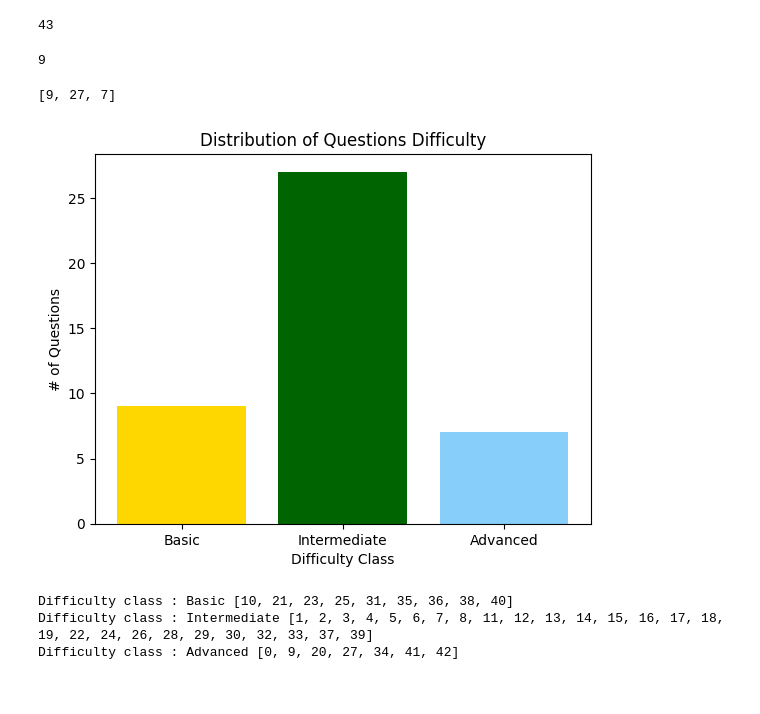
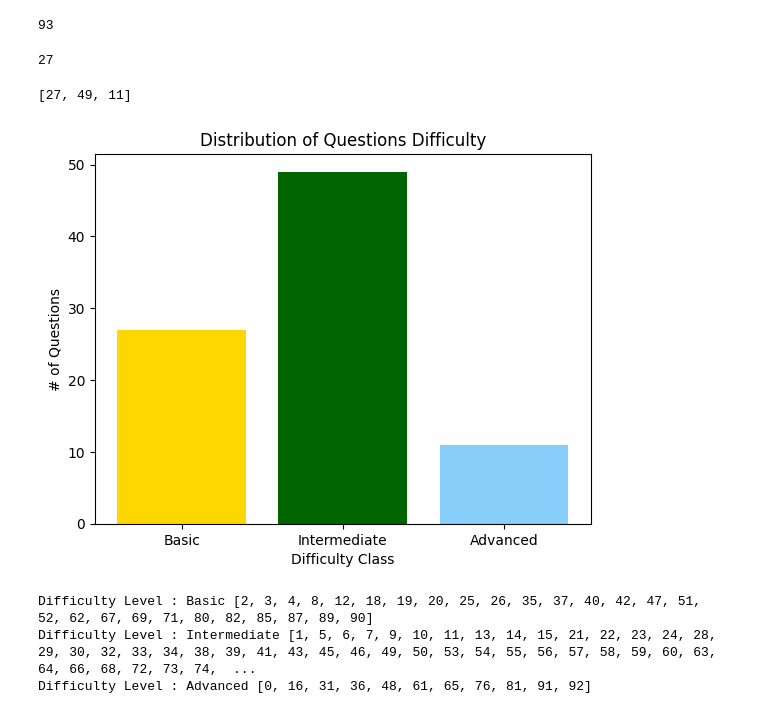
Before and after one commit to boysbeanxious/stackoverflow_src, a Jupyter notebook: LLM/llama/ollama_langchain_change_n.ipynb, the cells around one changed output. Saved outputs shown, nothing was run; the diff lists cells and outputs as text; code cells hidden in the pictures.

```diff
--- a/LLM/llama/ollama_langchain_change_n.ipynb
+++ b/LLM/llama/ollama_langchain_change_n.ipynb
@@ -28,7 +28,8 @@ warnings.filterwarnings("ignore", category=DeprecationWarning)
 # https://rfriend.tistory.com/839
 # %%
 # df = pd.read_csv('../../data/part_one_q_output.csv', index_col = 0)
-df = pd.read_csv('../../data/part_one_q_output_code_y.csv', index_col = 0)
+# df = pd.read_csv('../../data/part_one_q_output_code_y.csv', index_col = 0)
+df = pd.read_csv('../../../data/q_output_241201.csv', index_col = 0)
 # %%
 df['question'][0]
 # %% [output]
@@ -40,41 +41,41 @@ parser = StrOutputParser()
 # %%
 df.shape[0]
 # %% [output]
-43
+93
 # %%
 df_plot = df['answer'].value_counts().to_frame().reset_index()
 # %%
-df_plot.loc[df_plot['answer']=='Difficulty class : Basic', 'count'].values[0]
+df_plot.loc[df_plot['answer']=='Difficulty Level : Basic', 'count'].values[0]
 # %% [output]
-9
+27
 # %%
 import matplotlib.pyplot as plt
 import numpy as np
 
 x = np.arange(3)
 di_dict = {}
-for di in ['Difficulty class : Basic', 'Difficulty class : Intermediate', 'Difficulty class : Advanced']:
+for di in ['Difficulty Level : Basic', 'Difficulty Level : Intermediate', 'Difficulty Level : Advanced']:
     di_dict[di] = df_plot.loc[df_plot['answer']==di, 'count'].values[0]
 print(list(di_dict.values()))
 # %% [output]
-[9, 27, 7]
+[27, 49, 11]
 # %%
 plt.bar(  x
         , list(di_dict.values())
         , color = ['gold', 'darkgreen', 'lightskyblue']
         , width = 0.8
         , label = list(di_dict.keys()))
-plt.xticks(x, [x.replace('Difficulty class : ', '') for x in list(di_dict.keys())] )
+plt.xticks(x, [x.replace('Difficulty Level : ', '') for x in list(di_dict.keys())] )
 # plt.legend()
 
 plt.ylabel('# of Questions')
 plt.xlabel('Difficulty Class')
 # plt.xticks(rotation = 45)
 plt.title('Distribution of Questions Difficulty')
 
 plt.show()
 # %% [output]
-[figure, old version]
+[figure, new version]
 # %%
 diff_idx = {x : list(df[df['answer']==x].index) for x in list(di_dict.keys())}
 # %%
@@ -83,12 +84,12 @@ for key, value in diff_idx.items():
     print(key, value)
     dic_col = f'{key}_sample_idx'
     diff_population = value
-    np.random.seed(222)
-    diff_s_idx[dic_col] = np.random.choice(diff_population, size=4, replace=False)
+    np.random.seed(11)
+    diff_s_idx[dic_col] = np.random.choice(diff_population, size=3, replace=False)
 # %% [output]
-Difficulty class : Basic [10, 21, 23, 25, 31, 35, 36, 38, 40]
-Difficulty class : Intermediate [1, 2, 3, 4, 5, 6, 7, 8, 11, 12, 13, 14, 15, 16, 17, 18, 19, 22, 24, 26, 28, 29, 30, 32, 33, 37, 39]
-Difficulty class : Advanced [0, 9, 20, 27, 34, 41, 42]
+Difficulty Level : Basic [2, 3, 4, 8, 12, 18, 19, 20, 25, 26, 35, 37, 40, 42, 47, 51, 52, 62, 67, 69, 71, 80, 82, 85, 87, 89, 90]
+Difficulty Level : Intermediate [1, 5, 6, 7, 9, 10, 11, 13, 14, 15, 21, 22, 23, 24, 28, 29, 30, 32, 33, 34, 38, 39, 41, 43, 45, 46, 49, 50, 53, 54, 55, 56, 57, 58, 59, 60, 63, 64, 66, 68, 72, 73, 74,  ...
+Difficulty Level : Advanced [0, 16, 31, 36, 48, 61, 65, 76, 81, 91, 92]
 # %%
 diff_s_idx
 # %% [output]
```
Also changed, not shown: parts of 6 cells of this notebook, 13 other files.
